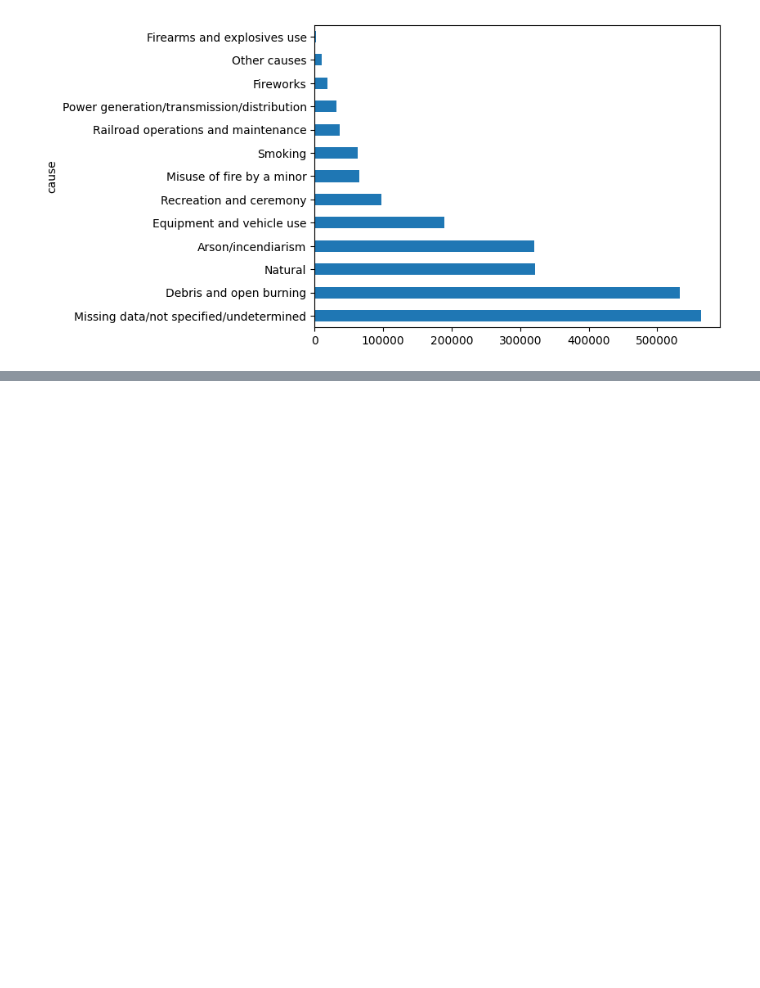
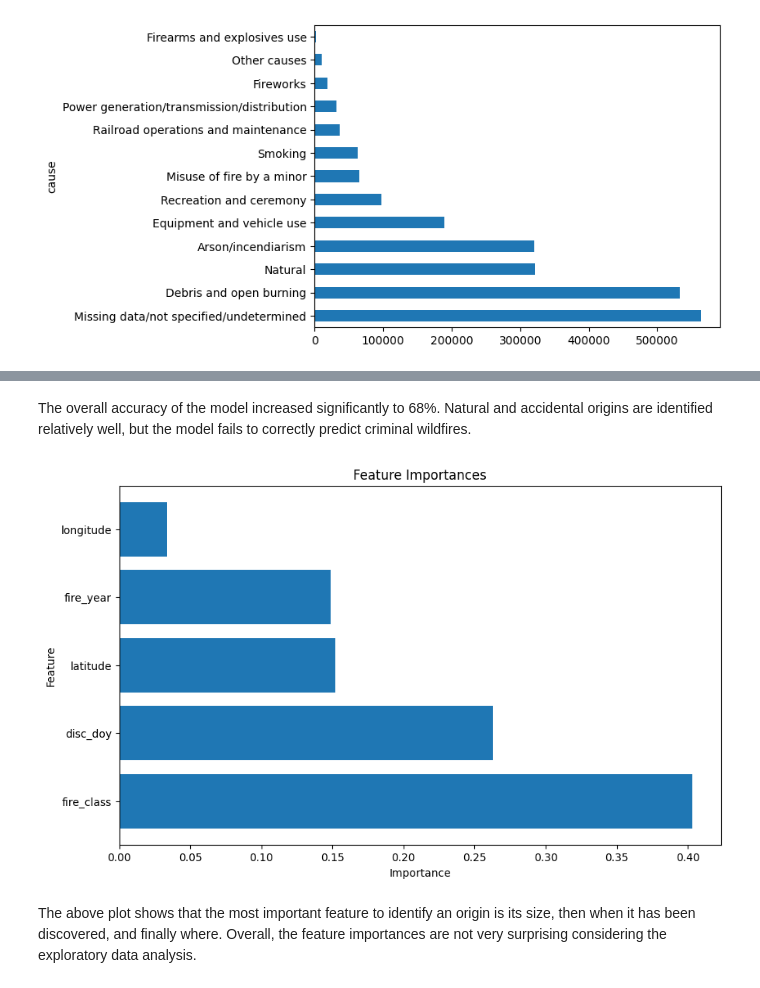
Before and after one commit to t-lambert/2.3-Millions-US-Wildfires, a Jupyter notebook: 4_Predictions.ipynb, the cells around one changed output, grey strips where cells are left out. Drawn from its saved outputs; the diff is of its cells as text; code cells hidden in the pictures; blank space fills up the shorter version.

```diff
--- a/4_Predictions.ipynb
+++ b/4_Predictions.ipynb
@@ -229,0 +284,16 @@ I also aimed to optimize this classifier, using GridSearchCV, and found the foll
+# %% [markdown]
+The overall accuracy of the model increased significantly to 68%. Natural and accidental origins are identified relatively well, but the model fails to correctly predict criminal wildfires.
+# %%
+feature_importances = clf_rf_origin.feature_importances_
+importance_df = pd.DataFrame({'Feature': features.columns, 'Importance': feature_importances}).sort_values(by='Importance', ascending=False)
+
+plt.figure(figsize=(10, 6))
+plt.barh(importance_df['Feature'], importance_df['Importance'])
+plt.xlabel('Importance')
+plt.ylabel('Feature')
+plt.title('Feature Importances')
+plt.show()
+# %% [output]
+[figure, added]
+# %% [markdown]
+The above plot shows that the most important feature to identify an origin is its size, then when it has been discovered, and finally where. Overall, the feature importances are not very surprising considering the exploratory data analysis.
```
Also changed, not shown: parts of 7 cells of this notebook.
